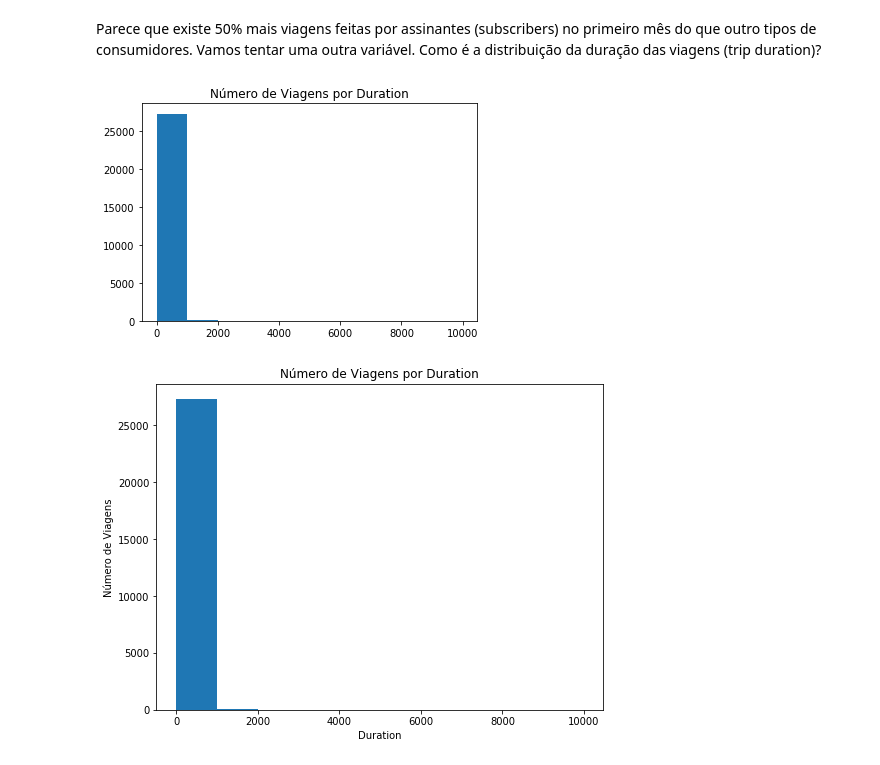
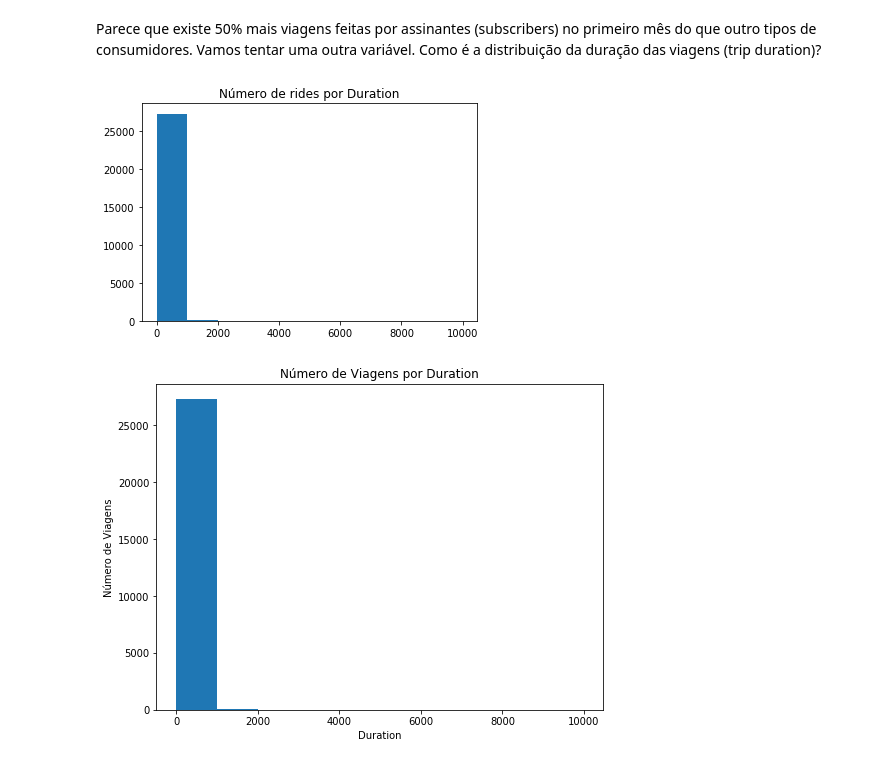
Before and after one commit to ThomazTommy/Fundamentos_Data_Science1, a Jupyter notebook: Analise_Bay_Area_Bike_Share-NDFDSI.ipynb, the cells around one changed output. Cells and saved outputs as stored; diff of their text form; code cells hidden in the pictures.

```diff
--- a/Analise_Bay_Area_Bike_Share-NDFDSI.ipynb
+++ b/Analise_Bay_Area_Bike_Share-NDFDSI.ipynb
@@ -326,14 +329,14 @@ Parece que existe 50% mais viagens feitas por assinantes (subscribers) no primei
 # %%
 # TODO: Faça um gráfico baseado nas durações
 trip_data['count'] = 1
 trip_dt = trip_data.groupby('duration', as_index = False).count()
 plt.hist(trip_data.duration)
 
-plt.title('Número de Viagens por Duration')
+plt.title('Número de rides por Duration')
 
 plt.rcParams['figure.figsize'] = (14,7)
 # %% [output]
-[figure, old version]
+[figure, new version]
 # %%
 # rode este comando abaixo caso esteja em dúvida quanto ao resultado esperado
 usage_plot(trip_data, 'duration')
```
Also changed, not shown: parts of 11 cells of this notebook.
